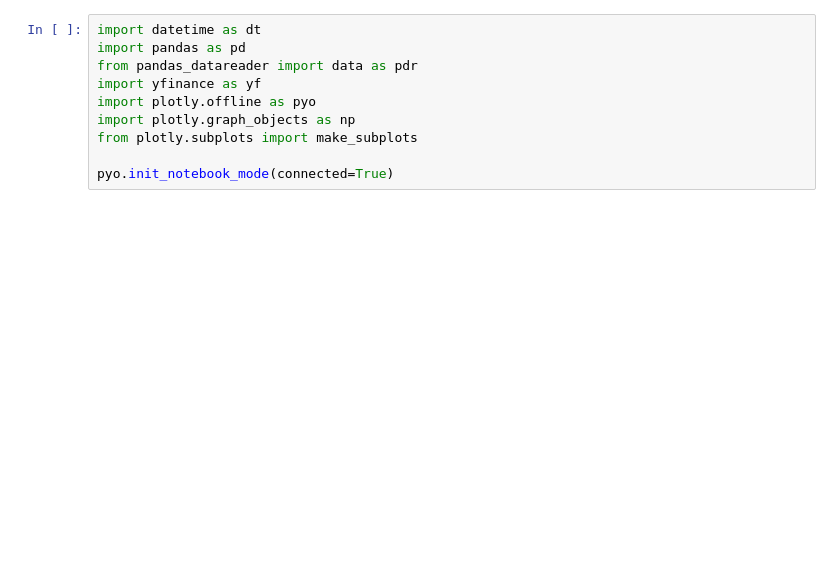
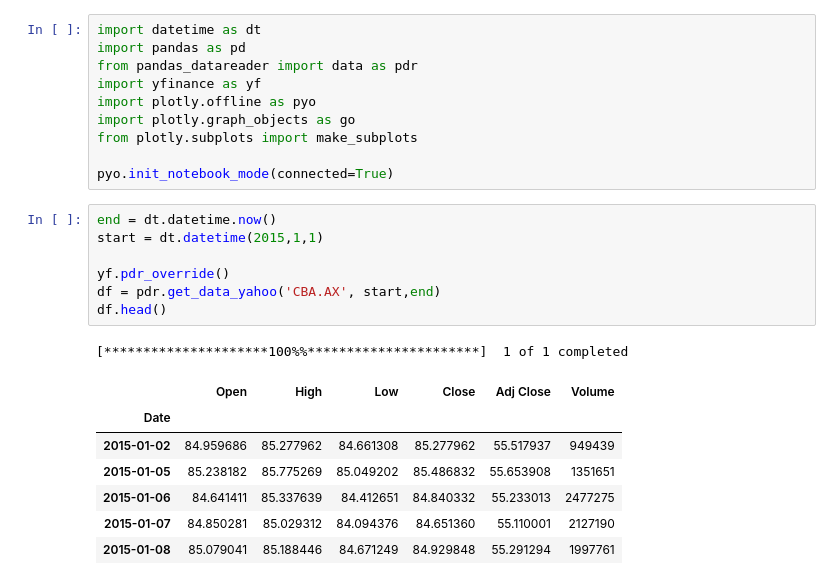
Before and after one commit to Kharpoose/finance-in-python, a Jupyter notebook: finance/Candlestick graphs .ipynb, the cells around one changed output. Saved outputs shown, nothing was run; the diff lists cells and outputs as text; blank space fills up the shorter version.

```diff
--- a/finance/Candlestick graphs .ipynb
+++ b/finance/Candlestick graphs .ipynb
@@ -4,7 +4,23 @@ import pandas as pd
 from pandas_datareader import data as pdr
 import yfinance as yf
 import plotly.offline as pyo
-import plotly.graph_objects as np
+import plotly.graph_objects as go
 from plotly.subplots import make_subplots
 
 pyo.init_notebook_mode(connected=True)
+# %%
+end = dt.datetime.now()
+start = dt.datetime(2015,1,1)
+
+yf.pdr_override()
+df = pdr.get_data_yahoo('CBA.AX', start,end)
+df.head()
+# %% [output]
+[*********************100%%**********************]  1 of 1 completed
+|  | Open | High | Low | Close | Adj Close | Volume |
+| Date |  |  |  |  |  |  |
+| 2015-01-02 | 84.959686 | 85.277962 | 84.661308 | 85.277962 | 55.517937 | 949439 |
+| 2015-01-05 | 85.238182 | 85.775269 | 85.049202 | 85.486832 | 55.653908 | 1351651 |
+| 2015-01-06 | 84.641411 | 85.337639 | 84.412651 | 84.840332 | 55.233013 | 2477275 |
+| 2015-01-07 | 84.850281 | 85.029312 | 84.094376 | 84.651360 | 55.110001 | 2127190 |
+| 2015-01-08 | 85.079041 | 85.188446 | 84.671249 | 84.929848 | 55.291294 | 1997761 |
```
Also changed, not shown: parts of 4 cells of this notebook.
